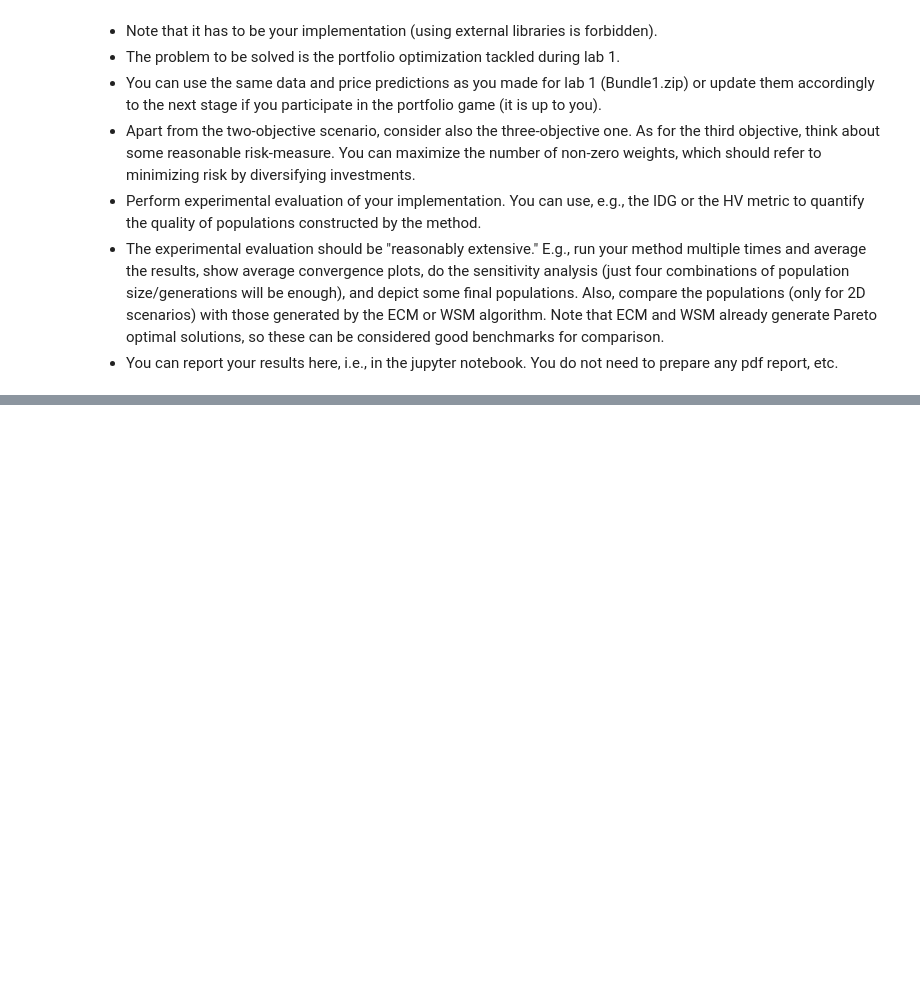
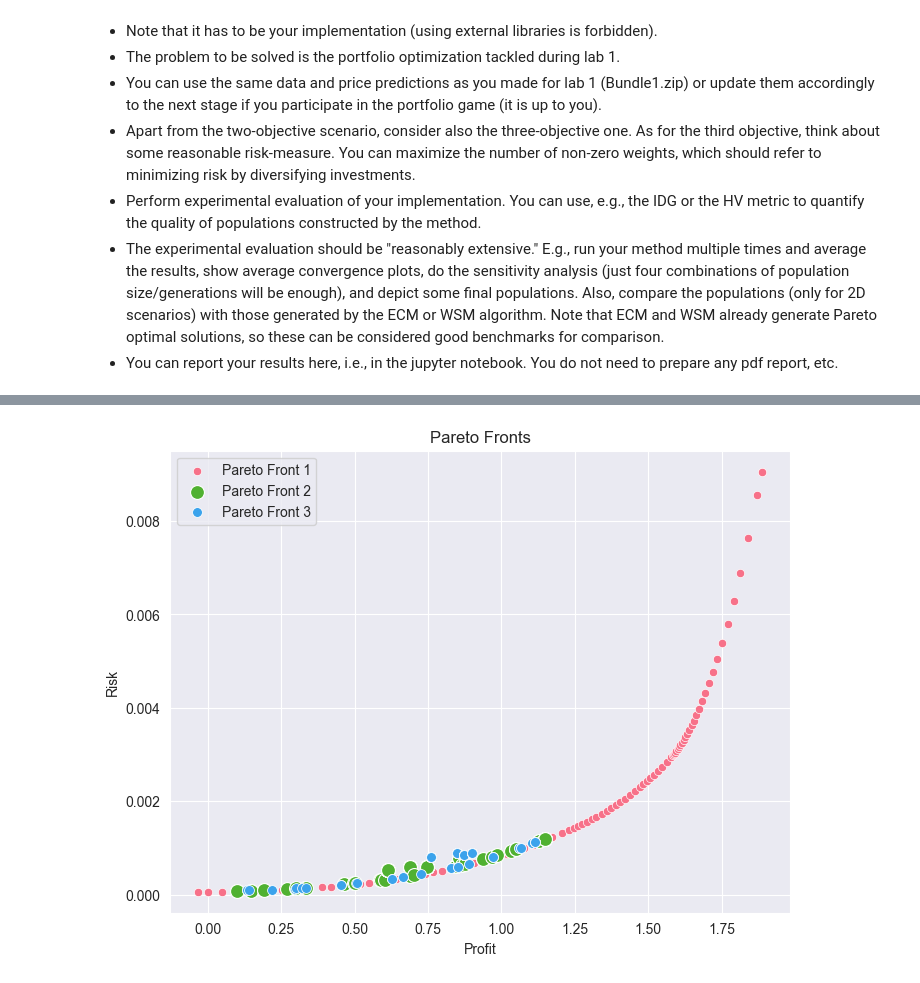
Before and after one commit to jwarczynski/fake-stock-predictions-challenge, a Jupyter notebook: Script2.ipynb, the cells around one changed output, grey strips where cells are left out. Drawn from its saved outputs; the diff is of its cells as text; code cells hidden in the pictures; blank space fills up the shorter version.

```diff
--- a/Script2.ipynb
+++ b/Script2.ipynb
@@ -112,0 +404,5 @@ class MOEADAlgorithm:
+# %%
+pareto_fronts = [[(p[0], r) for (_, p, r) in wsm_pareto_front[::]], [(p, r) for (_, p, r) in pareto_front2], [(p, r) for (_, p, r) in pareto_front1[::]]]
+plot_pareto_fronts(pareto_fronts[::], linear_front_index=0)
+# %% [output]
+[figure, added]
```
Also changed, not shown: parts of 21 cells of this notebook.
